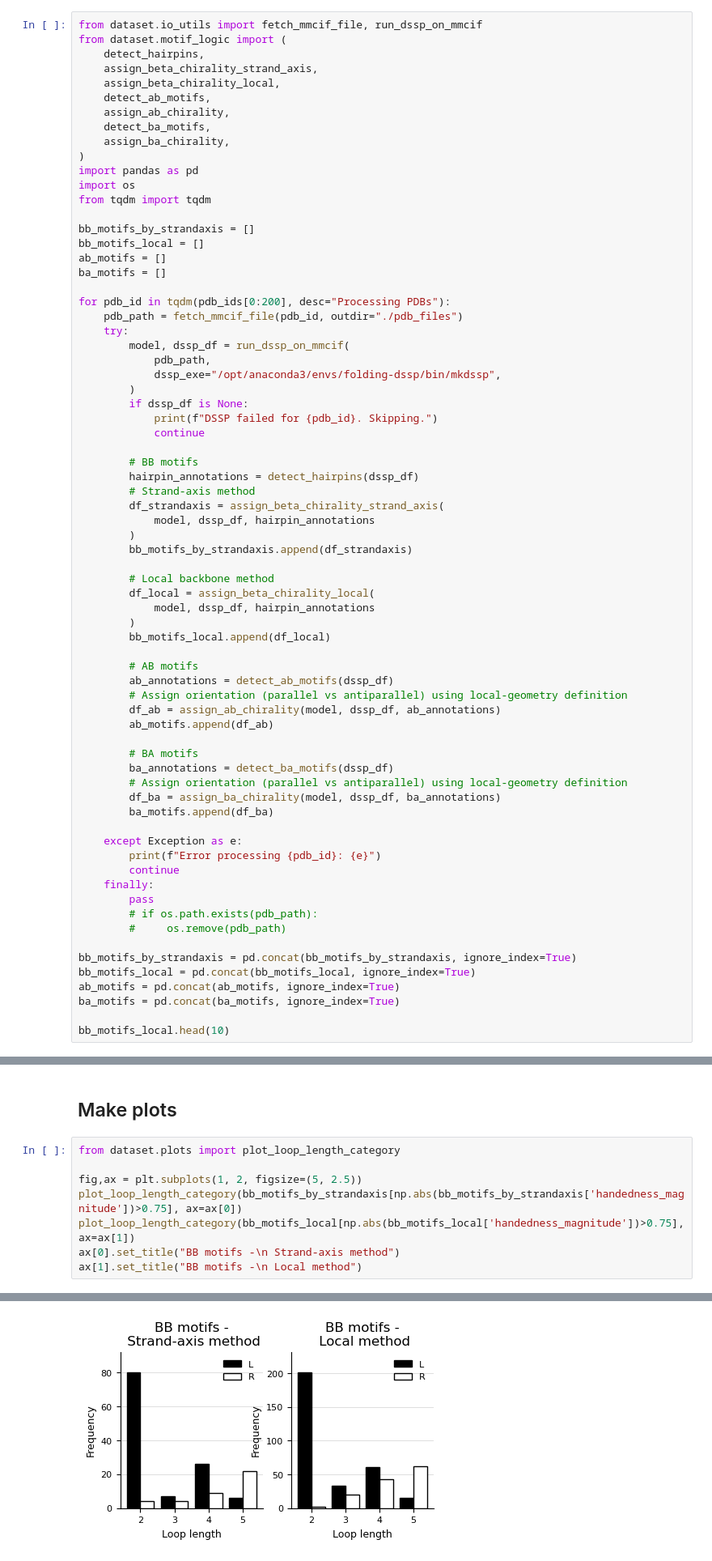
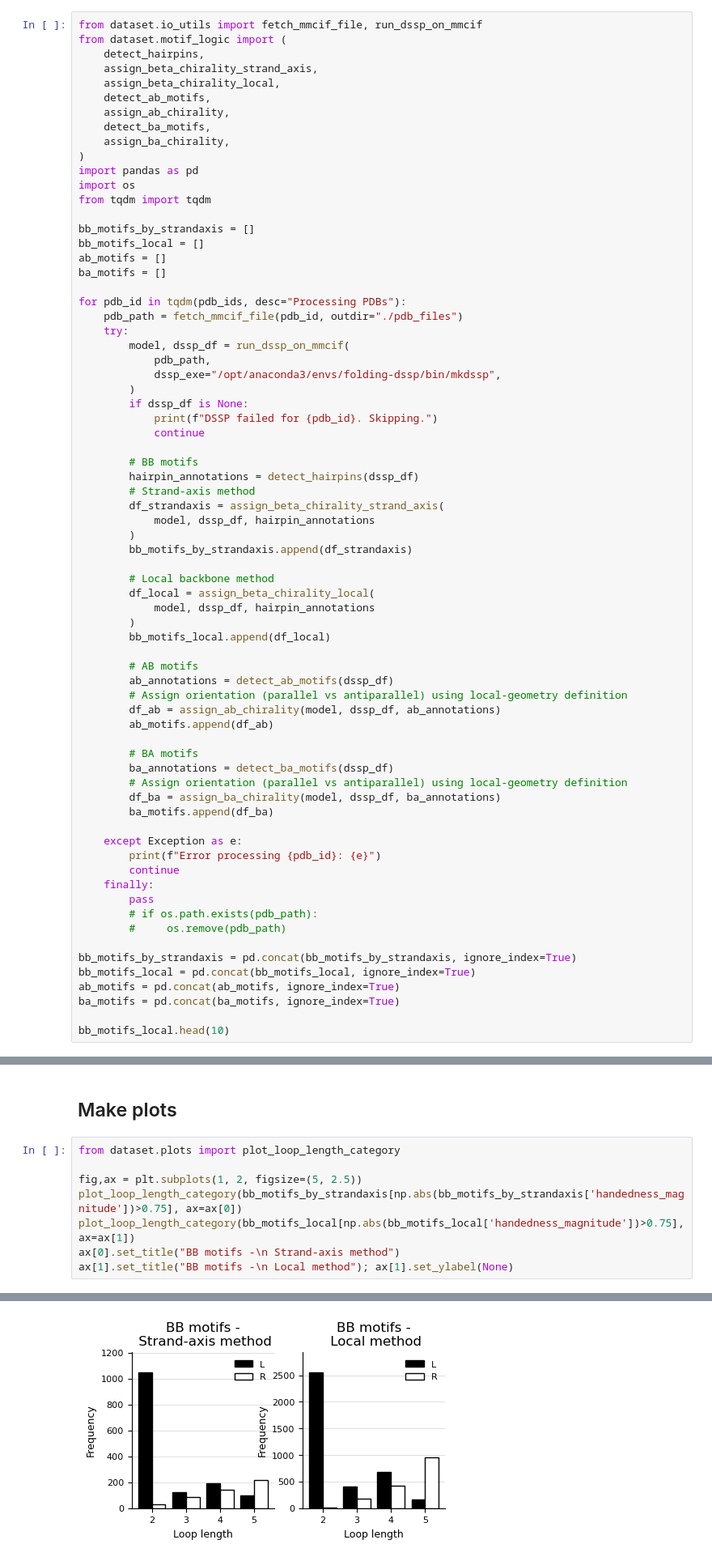
Before and after one commit to stefanhuber1993/folding-principles-dataset, a Jupyter notebook: notebooks/test_pipeline_parts.ipynb, the cells around one changed output, grey strips where cells are left out. Shown at 81% size. Saved outputs shown, nothing was run; the diff lists cells and outputs as text.

Commit message:
Added Datasets for ab ba and bb motifs

```diff
--- a/notebooks/test_pipeline_parts.ipynb
+++ b/notebooks/test_pipeline_parts.ipynb
@@ -57,7 +57,7 @@ bb_motifs_local = []
 ab_motifs = []
 ba_motifs = []
 
-for pdb_id in tqdm(pdb_ids[0:200], desc="Processing PDBs"):
+for pdb_id in tqdm(pdb_ids, desc="Processing PDBs"):
     pdb_path = fetch_mmcif_file(pdb_id, outdir="./pdb_files")
     try:
         model, dssp_df = run_dssp_on_mmcif(
@@ -133,13 +142,13 @@ Error processing 7OUZ: (' ', np.int64(304), ' ')
 # %%
 from dataset.plots import plot_loop_length_category
 
 fig,ax = plt.subplots(1, 2, figsize=(5, 2.5))
 plot_loop_length_category(bb_motifs_by_strandaxis[np.abs(bb_motifs_by_strandaxis['handedness_magnitude'])>0.75], ax=ax[0])
 plot_loop_length_category(bb_motifs_local[np.abs(bb_motifs_local['handedness_magnitude'])>0.75], ax=ax[1])
 ax[0].set_title("BB motifs -\n Strand-axis method")
-ax[1].set_title("BB motifs -\n Local method")
+ax[1].set_title("BB motifs -\n Local method"); ax[1].set_ylabel(None)
 # %% [output]
 Text(0.5, 1.0, 'BB motifs -\n Local method')
-[figure, old version]
+[figure, new version]
 # %%
 fig,ax = plt.subplots(1, 2, figsize=(4, 2.5))
```
Also changed, not shown: parts of 3 cells of this notebook, 9 other files.
